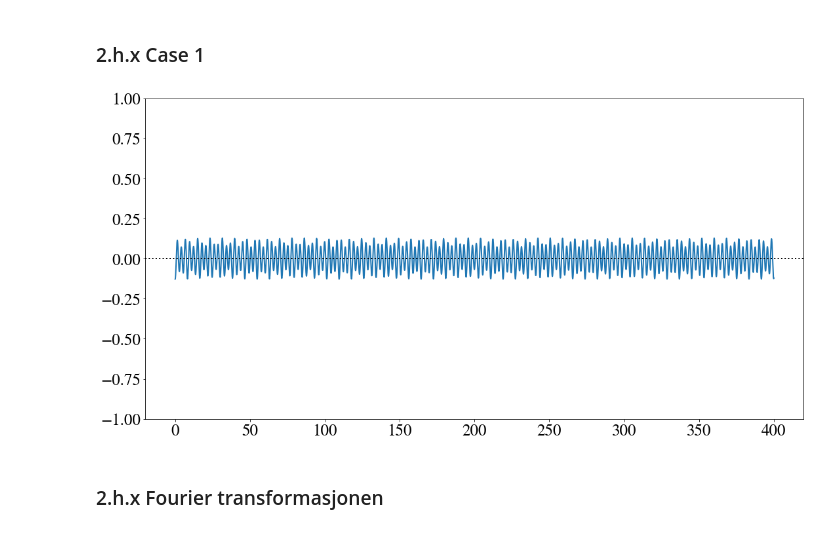
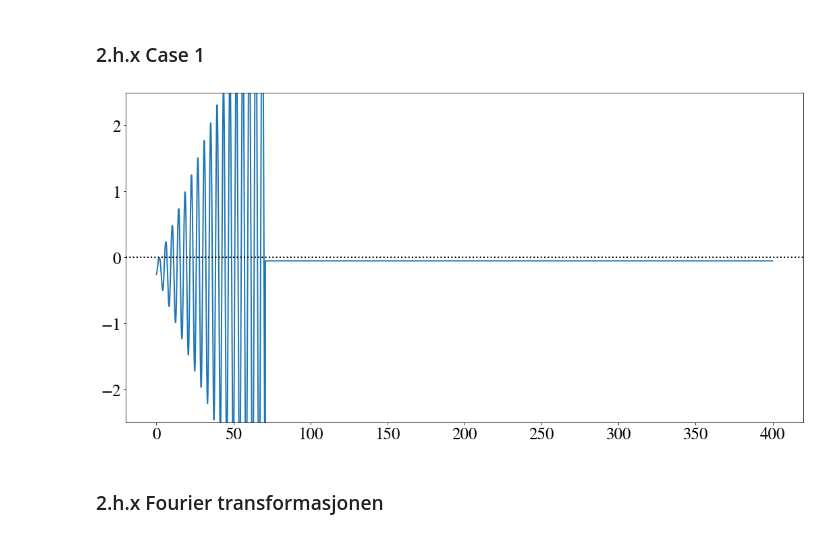
Before and after one commit to emiljonsrud/vitberr_prosjekt2_tekfys, a Jupyter notebook: clean_code.ipynb, the cells around one changed output. Drawn from its saved outputs; the diff is of its cells as text; code cells hidden in the pictures.

```diff
--- a/clean_code.ipynb
+++ b/clean_code.ipynb
@@ -211,18 +214,18 @@ y_C_0 = lambda beta: y_M_0(beta) - 4*R/(3*np.pi)
 y_B_0 = lambda beta: y_M_0(beta) - 4*R*(np.sin(beta/2))**3 /(3*(beta-np.sin(beta)))
 y_D_0 = lambda beta: y_M_0(beta) - R
 
-#Values as functions of delta y_C and theta.
+# Values as functions of delta y_C and theta.
 y_M = lambda beta, theta, delta_y_C : y_M_0(beta) + ((4*R)/(3*np.pi))*(np.cos(theta)-1) + delta_y_C
 y_C = lambda beta,delta_y_c : y_C_0(beta) + delta_y_c
 y_D = lambda beta, theta, delta_y_c : y_D_0(beta) + ((4*R)/(3*np.pi))*(np.cos(theta)-1) + delta_y_c
 y_B = lambda beta: y_B_0(beta)
 
-#Note: beta is a global variable
+# Note: beta is a global variable
 gamma = lambda beta, theta, delta_y_c : 2*np.arccos(np.cos(beta/2)-(4/(3*np.pi))*(1-np.cos(theta))+delta_y_c/R)
 
 water_area = lambda gamma_number: 0.5*(R**2)*(gamma_number - np.sin(gamma_number))
 
-F_G = lambda m : -m*g
+F_G = lambda m : m*g
 F_B = lambda A : A*sigma_0*g
 friction = lambda k_f, omega, gamma_number : -k_f * R * gamma_number*omega
 # %% [markdown]
@@ -815,4 +818,16 @@ Noen reelle globale variabler definerer vi her:
 # %%
 omega_0 = np.sqrt((m_boat*g*h)/calculate_I_c(0, 0))
 omega_w = 0.93*omega_0
+# %%
+class People:
+    def __init__(self, m_p_0, omega_p):
+        self.m_p_0 = m_p_0
+        self.omega_p = omega_p  # NOTE: omega_p is in Hz
+    def m_p(self, t):
+        current_mass = -(
+            0.5 + 0.5*signal.square(t*self.omega_p*2*np.pi)
+            ) * 2*g*self.m_p_0*(
+            1 - (2/3)*np.sin(t*self.omega_p*2*np.pi)
+            )
+        return current_mass
 # %%
@@ -1272,7 +1312,7 @@ y_equalibrium = lambda y_arr: (np.max(y_arr) - np.min(y_arr))/2 + np.min(y_arr)
 # %%
 def generate_sim_data():
     w_start_vals = [
-        20,  # theta
+        0,  # theta
         0,  # omega
         0,  # x
         0,  # y
@@ -1291,40 +1331,48 @@ def generate_sim_data():
     m_boat = A_s*sigma
     m_L = 0.00*m_boat
 
-    omega_0 = np.sqrt((m_boat*g*h)/calculate_I_c(0, 0)) #
-    omega_w = 1.1*omega_0
+    m_p_0 = 3*80
+    omega_p = 0.24
+    party_people = People(m_p_0, omega_p)
+    # party_people = People(0, 0)
 
-    t, w = universal_func(w_start_vals, t_end, h_step, F_0, k_f, omega_w, m_boat, m_L, True)
+
+
+
+    omega_0 = np.sqrt((m_boat*g*h)/calculate_I_c(0, 0))
+    omega_w = 0*omega_0
+
+    t, w = universal_func(w_start_vals, t_end, h_step, F_0, k_f, omega_w, m_boat, m_L, fences_bool_input=True, crowd=party_people)
     y_pos = w[3] - y_equalibrium(w[3])
 
 
     plt.plot(
         t,
         y_pos,
         # 'o'
     )
-    plt.ylim(-1,1)
+    plt.ylim(-2.5,2.5)
 
     plt.axhline(0, color="black", linestyle="dotted")
     plt.show()
 
 
     boat_info = [
         m_boat,
         m_L
     ]
 
-    fname = 'case1'
+    fname = 'res_freq2'
     np.savez(
         'fourier_data/'+fname,
         t=t,
         y_pos = y_pos,
         w = w,
         boat_info = boat_info
     )
 generate_sim_data()
 # %% [output]
-[figure, old version]
+[figure, new version]
 # %% [markdown]
 ### 2.h.x Fourier transformasjonen
 # %%
```
Also changed, not shown: parts of 8 cells of this notebook.
